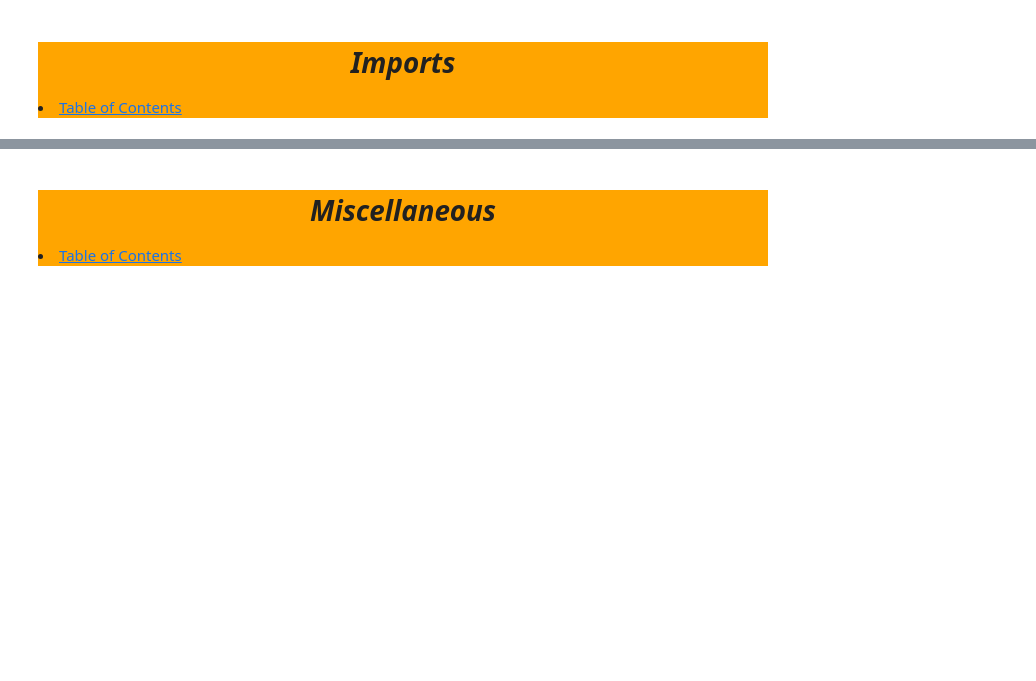
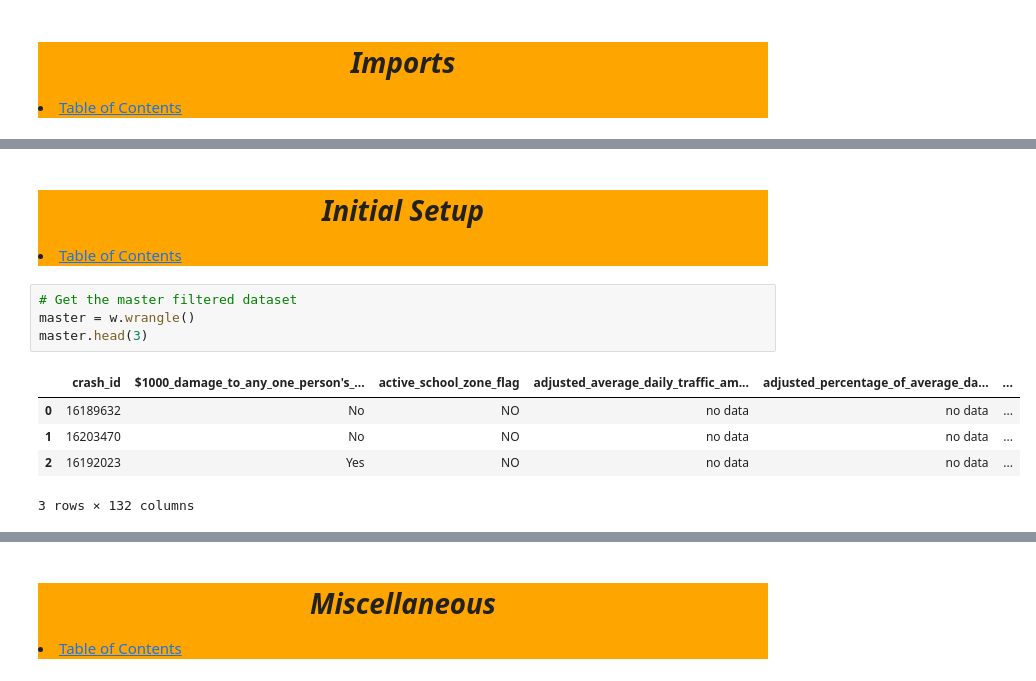
Before and after one commit to tex-wrex/tex-wrex, a Jupyter notebook: Jared/risk_agg_creation.ipynb, the cells around one changed output, grey strips where cells are left out. Drawn from its saved outputs; the diff is of its cells as text; blank space fills up the shorter version.

```diff
--- a/Jared/risk_agg_creation.ipynb
+++ b/Jared/risk_agg_creation.ipynb
@@ -74,0 +68,20 @@ Acquire everything from the vanilla superstore database via sql query
+# %% [markdown]
+<div style='background-color:orange'>
+<a id="initial"></a>
+    <h1 style='text-align:center ; top-padding:5px'>
+        <b><i>
+            Initial Setup
+        </i></b></h1>
+    <li><a href='#TableOfContents'>Table of Contents</a>
+    </li>
+</div>
+# %%
+# Get the master filtered dataset
+master = w.wrangle()
+master.head(3)
+# %% [output]
+|  | crash_id | $1000_damage_to_any_one_person's_... | active_school_zone_flag | adjusted_average_daily_traffic_am... | adjusted_percentage_of_average_da... | ... |
+| 0 | 16189632 | No | NO | no data | no data | ... |
+| 1 | 16203470 | No | NO | no data | no data | ... |
+| 2 | 16192023 | Yes | NO | no data | no data | ... |
+3 rows × 132 columns
```
Also changed, not shown: parts of 33 cells of this notebook.
